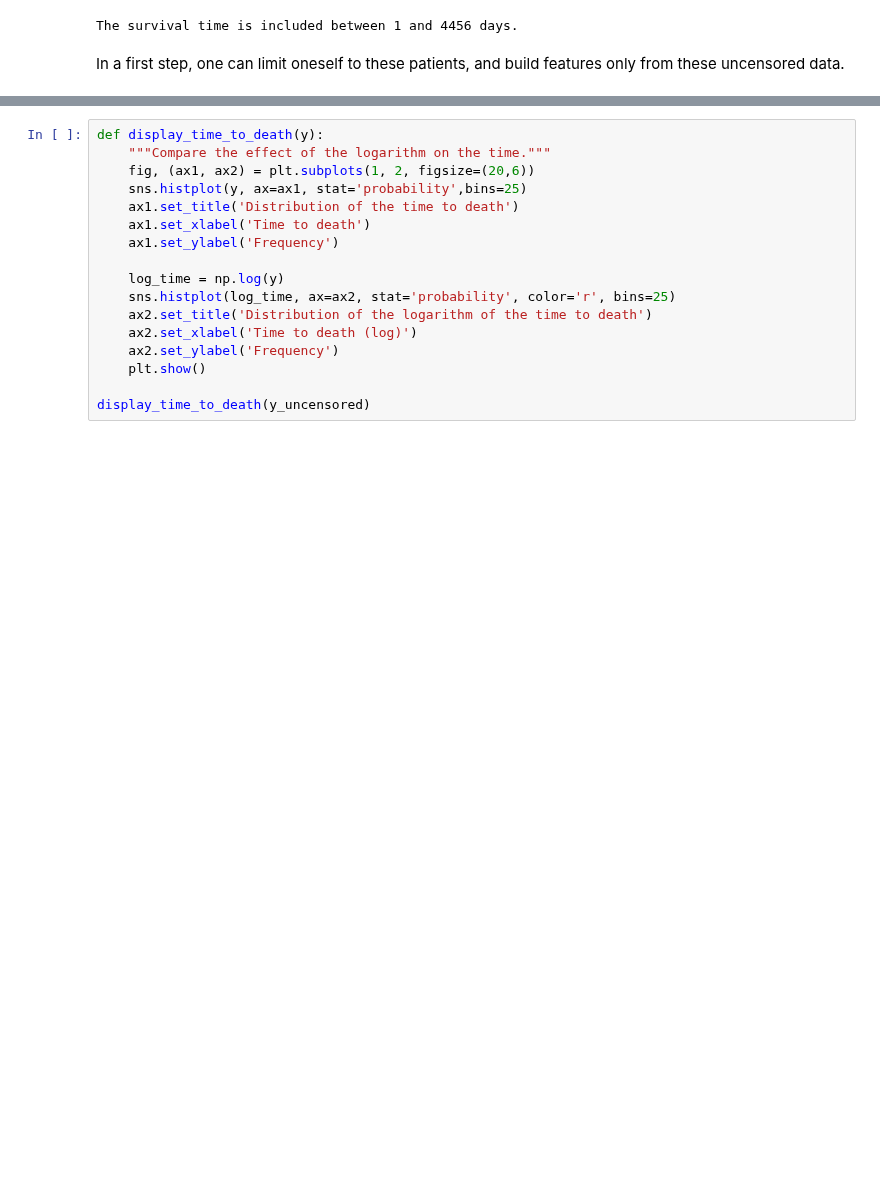
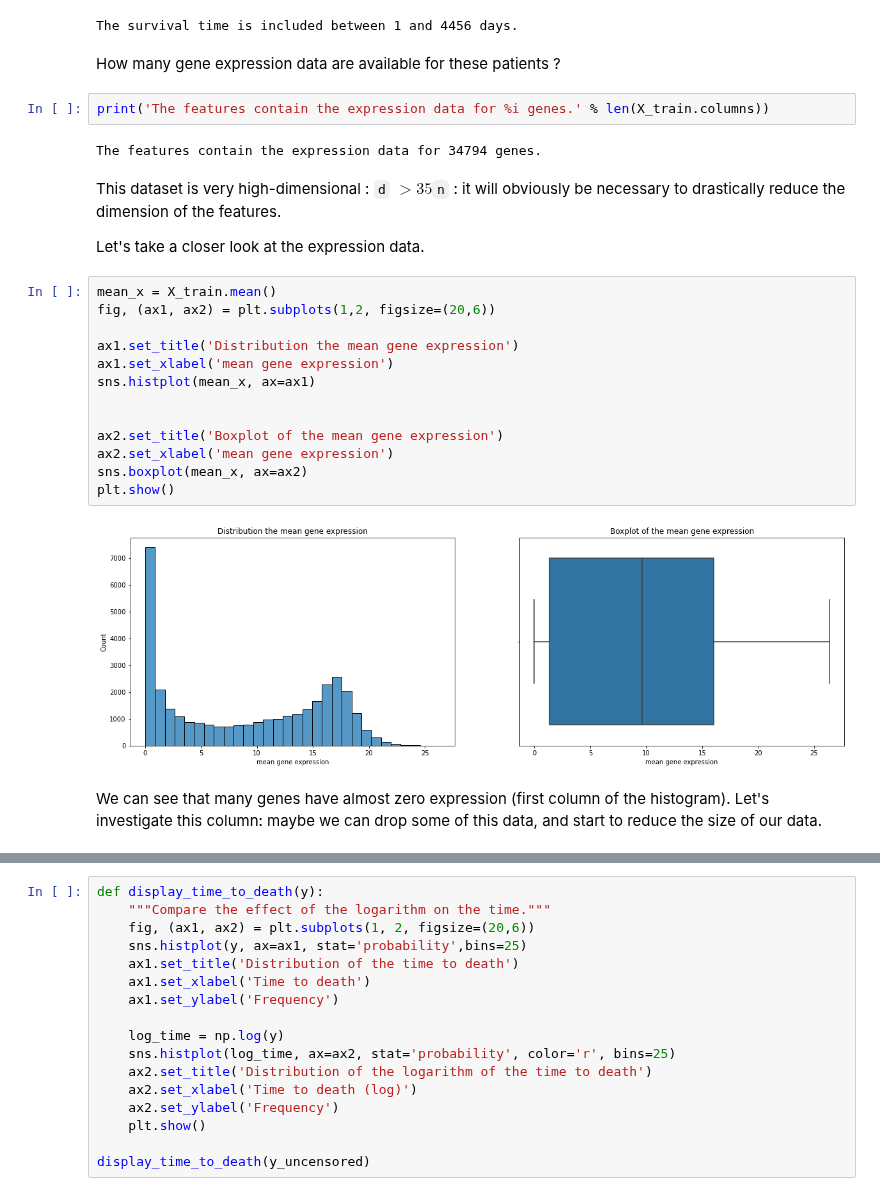
Before and after one commit to StephaneBereux/Cancer-survival-challenge, a Jupyter notebook: starting_kit.ipynb, the cells around one changed output, grey strips where cells are left out. Cells and saved outputs as stored; diff of their text form; blank space fills up the shorter version.

Commit message:
reformated starting kit, end for tonight

````diff
--- a/starting_kit.ipynb
+++ b/starting_kit.ipynb
@@ -230,5 +222,30 @@ print('The survival time is included between %.0f and %.0f days.' % (min(y_uncen
 # %% [output]
 [figure]
 The survival time is included between 1 and 4456 days.
-# %% [markdown]
-In a first step, one can limit oneself to these patients, and build features only from these uncensored data.
+# %% [markdown]
+How many gene expression data are available for these patients ?
+# %%
+print('The features contain the expression data for %i genes.' % len(X_train.columns))
+# %% [output]
+The features contain the expression data for 34794 genes.
+# %% [markdown]
+This dataset is very high-dimensional : ```d``` $> 35$```n``` : it will obviously be necessary to drastically reduce the dimension of the features.
+
+Let's take a closer look at the expression data.
+# %%
+mean_x = X_train.mean()
+fig, (ax1, ax2) = plt.subplots(1,2, figsize=(20,6))
+
+ax1.set_title('Distribution the mean gene expression')
+ax1.set_xlabel('mean gene expression')
+sns.histplot(mean_x, ax=ax1)
+
+
+ax2.set_title('Boxplot of the mean gene expression')
+ax2.set_xlabel('mean gene expression')
+sns.boxplot(mean_x, ax=ax2)
+plt.show()
+# %% [output]
+[figure, added]
+# %% [markdown]
+We can see that many genes have almost zero expression (first column of the histogram). Let's investigate this column: maybe we can drop some of this data, and start to reduce the size of our data.
````
Also changed, not shown: parts of 35 cells of this notebook, 1 other file.
